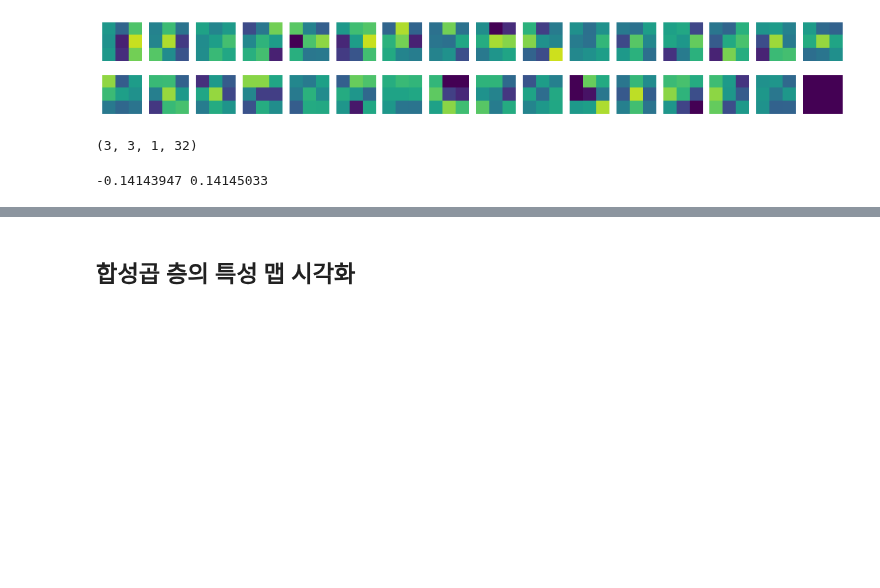
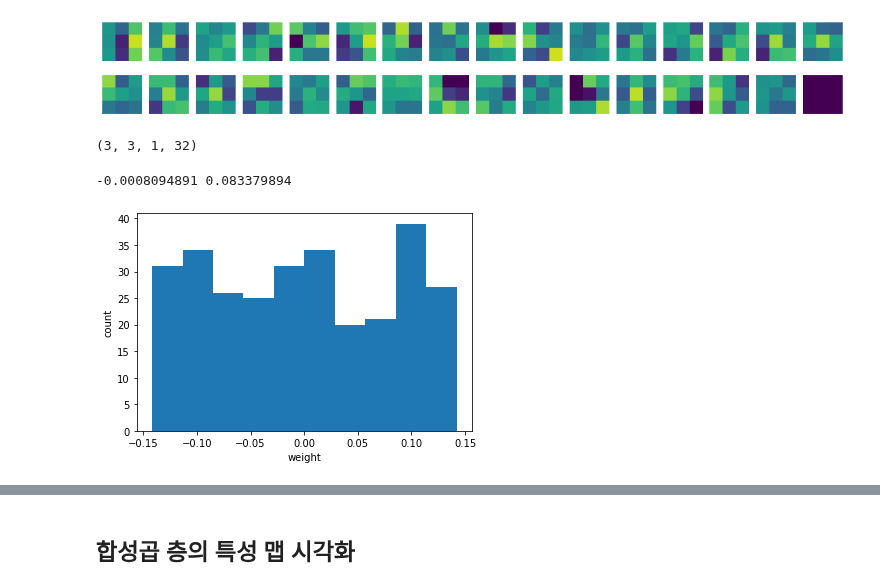
Before and after one commit to rickiepark/hg-mldl, a Jupyter notebook: 8-3.ipynb, the cells around one changed output, grey strips where cells are left out. Cells and saved outputs as stored; diff of their text form; code cells hidden in the pictures; blank space fills up the shorter version.

```diff
--- a/8-3.ipynb
+++ b/8-3.ipynb
@@ -54,7 +62,15 @@ print(no_training_conv.weights[0].shape)
 (3, 3, 1, 32)
 # %%
 no_training_weights = no_training_conv.weights[0].numpy()
-print(no_training_weights.min(), no_training_weights.max())
+
+print(no_training_weights.mean(), no_training_weights.std())
 # %% [output]
--0.14143947 0.14145033
+-0.0008094891 0.083379894
+# %%
+plt.hist(no_training_weights.reshape(-1, 1))
+plt.xlabel('weight')
+plt.ylabel('count')
+plt.show()
+# %% [output]
+[figure, added]
 # %%
```
Also changed, not shown: parts of 6 cells of this notebook.
